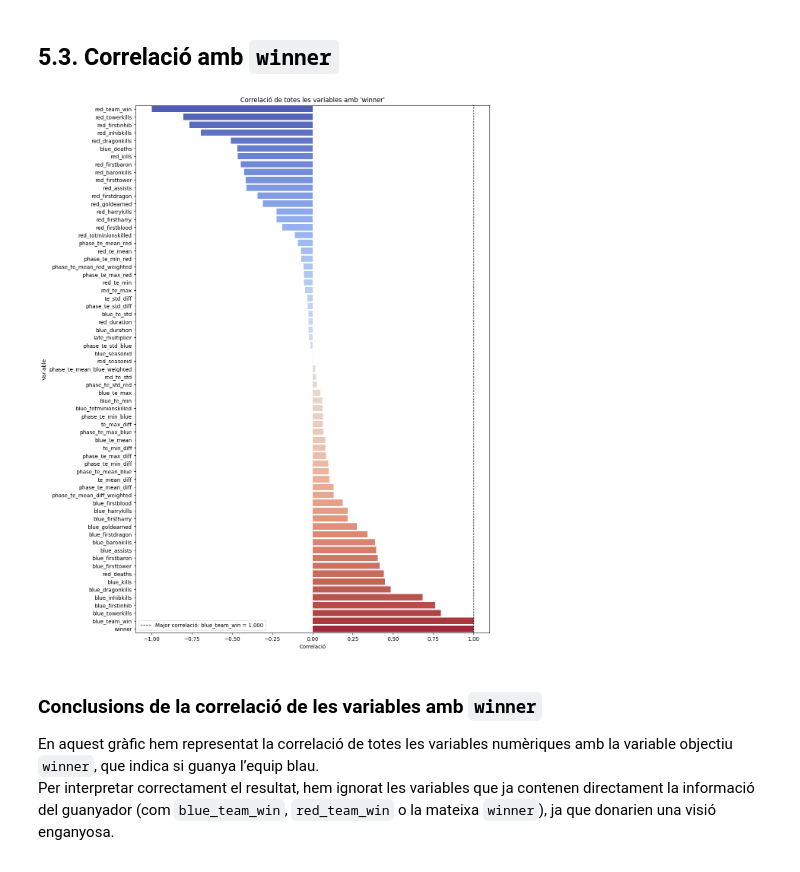
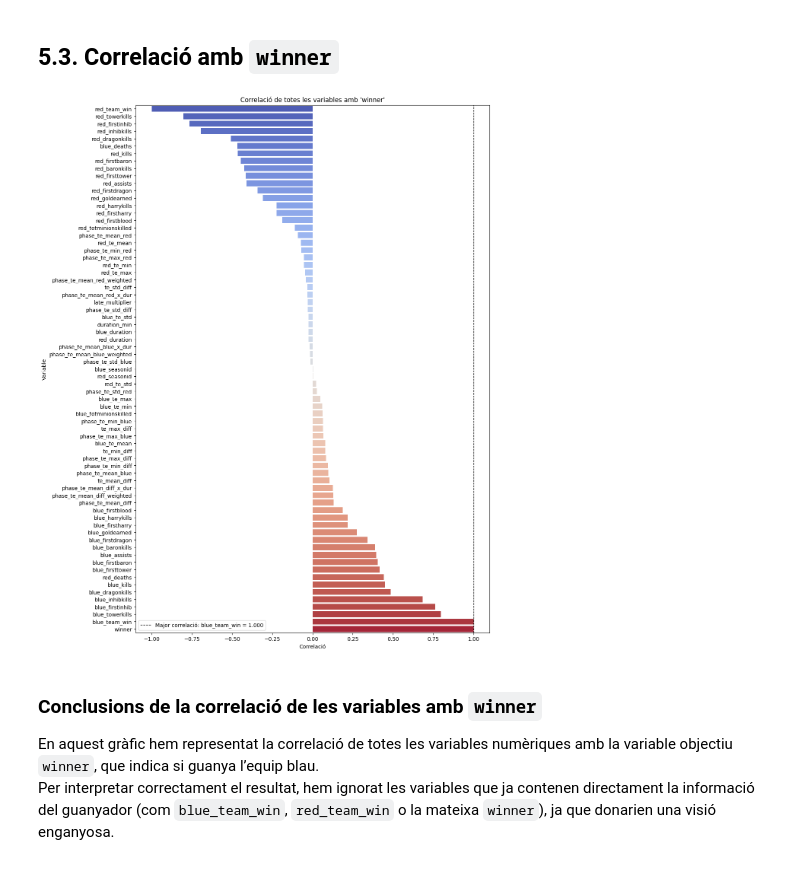
Before and after one commit to danielgarciaN/lol-win-prediction, a Jupyter notebook: LoL_WinPrediction.ipynb, the cells around one changed output. Drawn from its saved outputs; the diff is of its cells as text; code cells hidden in the pictures.

Commit message:
Primera version

```diff
--- a/LoL_WinPrediction.ipynb
+++ b/LoL_WinPrediction.ipynb
@@ -309,3 +303,0 @@ rows_with_nulls
-# %%
-df= df.dropna()
-print(df.shape)
@@ -969,0 +835,29 @@ df.filter(like="weighted").head()
+# %%
+import numpy as np
+
+# Convertim la duració de la partida a minuts
+df["duration_min"] = df["blue_duration"] / 60.0
+
+# Multiplicador suau de late game (funció sigmoïdal)
+t0 = 25   # minut on el late comença a tenir pes
+k  = 0.35 # pendent de la sigmoide
+A  = 0.75 # increment màxim (late_multiplier entre 1 i 1.75)
+
+df["late_multiplier"] = 1 + A * (
+    1 / (1 + np.exp(-k * (df["duration_min"] - t0)))
+)
+
+# Versions ponderades de la força de composició
+df["phase_te_mean_blue_weighted"] = df["phase_te_mean_blue"] * df["late_multiplier"]
+df["phase_te_mean_red_weighted"]  = df["phase_te_mean_red"]  * df["late_multiplier"]
+
+df["phase_te_mean_diff_weighted"] = (
+    df["phase_te_mean_blue_weighted"] - df["phase_te_mean_red_weighted"]
+)
+
+# Interaccions entre composició i duració real
+df["phase_te_mean_diff_x_dur"] = df["phase_te_mean_diff"] * df["duration_min"]
+df["phase_te_mean_blue_x_dur"] = df["phase_te_mean_blue"] * df["duration_min"]
+df["phase_te_mean_red_x_dur"]  = df["phase_te_mean_red"]  * df["duration_min"]
+
+df.filter(like="phase_te_mean").head()
@@ -1005,41 +906,36 @@ colors = [
     for col in corr_with_winner.index
 ]
 
-# 6) Fem la gràfica
+
 plt.figure(figsize=(12, 18))
-sns.barplot(
-    x=corr_with_winner.values,
-    y=corr_with_winner.index,
-    palette=colors
-)
 
 # Gràfica amb totes les variables
 sns.barplot(
     x=corr_with_winner.values,
     y=corr_with_winner.index,
     palette=sns.color_palette("coolwarm", len(corr_with_winner))
 )
 
 plt.title("Correlació de totes les variables amb 'winner'")
 plt.xlabel("Correlació")
 plt.ylabel("Variable")
 
 # Destaquem la variable més correlacionada
 max_var = corr_with_winner.idxmax()
 max_val = corr_with_winner.max()
 
 plt.axvline(
     x=max_val,
     color="black",
     linestyle="--",
     linewidth=1,
     label=f"Major correlació: {max_var} = {max_val:.3f}"
 )
 plt.legend()
 
 plt.show()
 # %% [output]
-[figure, old version]
+[figure, new version]
 # %% [markdown]
 ### Conclusions de la correlació de les variables amb `winner`
 
```
Also changed, not shown: parts of 80 cells of this notebook, 1 other file.
